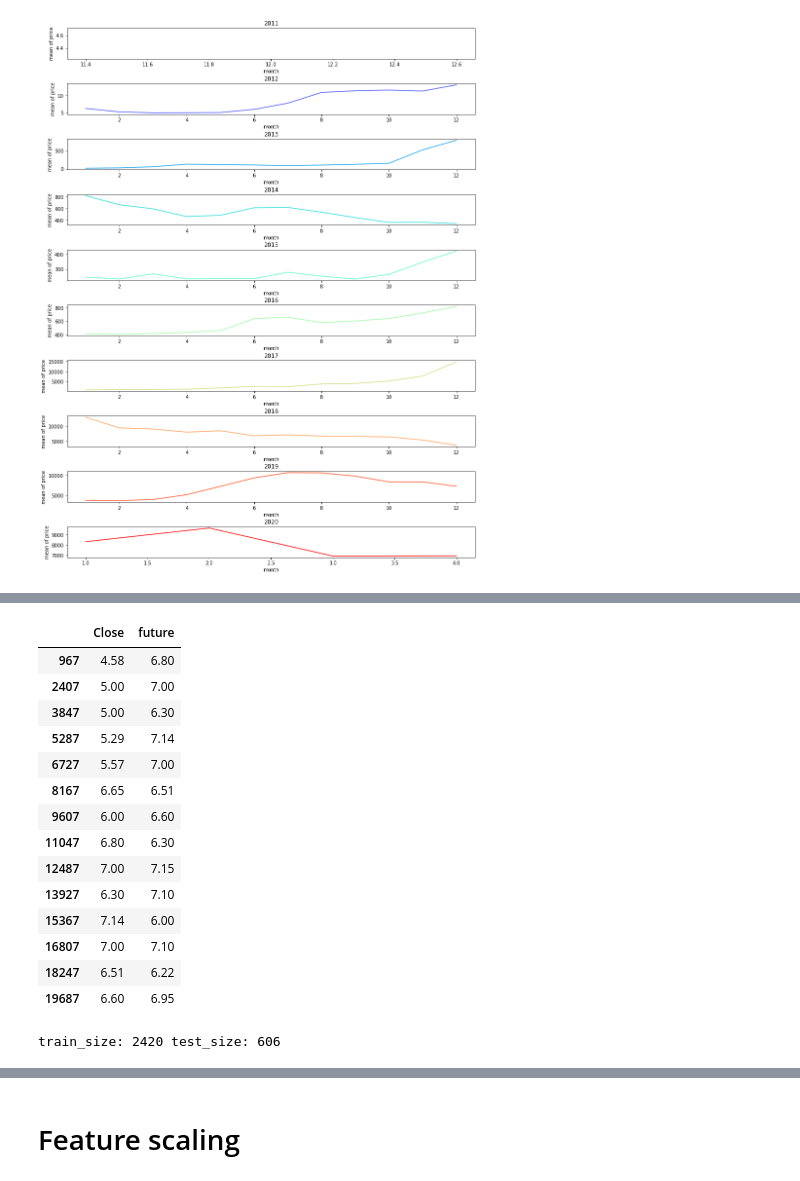
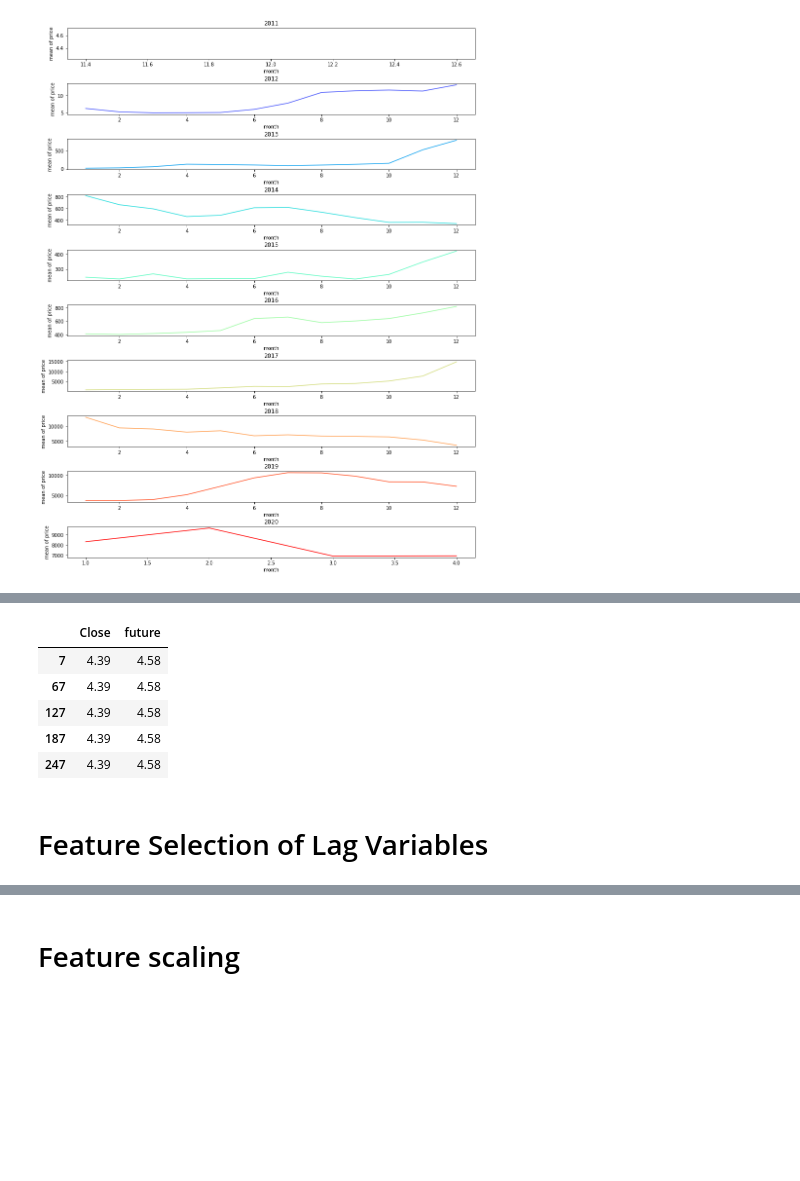
Before and after one commit to atsushii/CryptoCurrencyPortfoilo, a Jupyter notebook: CryptoCurrencyPricePredict.ipynb, the cells around one changed output, grey strips where cells are left out. Drawn from its saved outputs; the diff is of its cells as text; code cells hidden in the pictures; blank space fills up the shorter version.

```diff
--- a/CryptoCurrencyPricePredict.ipynb
+++ b/CryptoCurrencyPricePredict.ipynb
@@ -158,7 +159,7 @@ for i, value in enumerate(year):
 [figure]
 # %%
 # drop duplicate date
-df["Timestamp"] = df["Timestamp"].apply(lambda x: x.replace(hour=0, minute=0, second=0))
+df["Timestamp"] = df["Timestamp"].apply(lambda x: x.replace(minute=0, second=0))
 df = df.drop_duplicates(subset="Timestamp", keep="last")
 df.head()
 # %% [output]
@@ -171,5 +172,5 @@ df.head()
 # %%
 # drop unnessesary colum
-df = df.drop(["Timestamp", "year"], axis=1)
+df = df.drop(["Timestamp"], axis=1)
 df.head()
 # %% [output]
@@ -182,28 +183,16 @@ df.head()
 # %%
-df["future"] = df["Close"].shift(-7)
-df[["Close", "future"]].head(14)
+df["future"] = df["Close"].shift(-24)
+
+# remove last 7 days raw
+df = df[:len(df)-24]
+
+df[["Close", "future"]].head()
 # %% [output]
 |  | Close | future |
-| 967 | 4.58 | 6.80 |
-| 2407 | 5.00 | 7.00 |
-| 3847 | 5.00 | 6.30 |
-| 5287 | 5.29 | 7.14 |
-| 6727 | 5.57 | 7.00 |
-| 8167 | 6.65 | 6.51 |
-| 9607 | 6.00 | 6.60 |
-| 11047 | 6.80 | 6.30 |
-| 12487 | 7.00 | 7.15 |
-| 13927 | 6.30 | 7.10 |
-| 15367 | 7.14 | 6.00 |
-| 16807 | 7.00 | 7.10 |
-| 18247 | 6.51 | 6.22 |
-| 19687 | 6.60 | 6.95 |
+| 7 | 4.39 | 4.58 |
+| 67 | 4.39 | 4.58 |
+| 127 | 4.39 | 4.58 |
+| 187 | 4.39 | 4.58 |
+| 247 | 4.39 | 4.58 |
-# %%
-# remove last 7 days raw
-df = df[:len(df)-7]
-
-# split train and test
-train, test = train_test_split(df, train_size=0.8, test_size=0.2, shuffle=False)
-print("train_size:", len(train), "test_size:", len(test))
-# %% [output]
-train_size: 2420 test_size: 606
+# %% [markdown]
+# Feature Selection of Lag Variables
```
Also changed, not shown: parts of 22 cells of this notebook.
